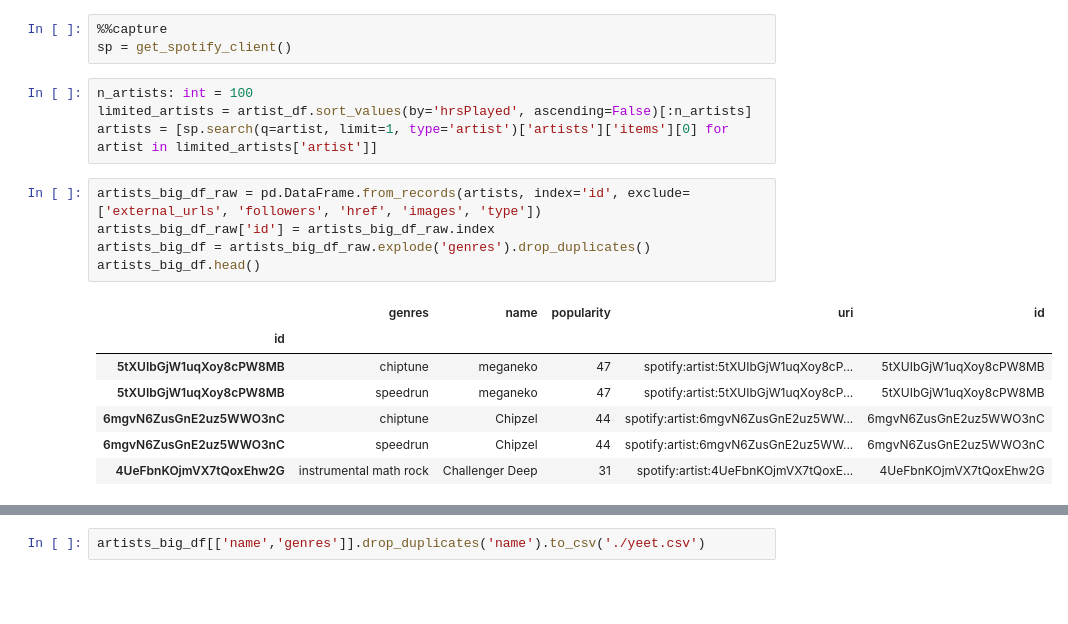
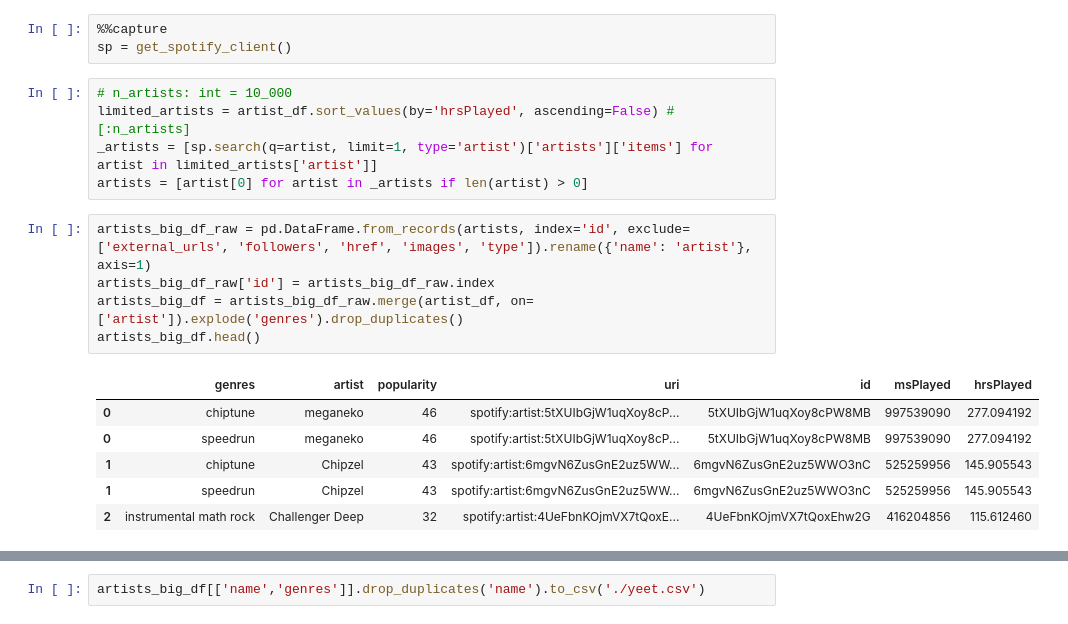
Before and after one commit to Duke02/Spotify-Listening-Analysis, a Jupyter notebook: Related-Artists.ipynb, the cells around one changed output, grey strips where cells are left out. Drawn from its saved outputs; the diff is of its cells as text; blank space fills up the shorter version.

```diff
--- a/Related-Artists.ipynb
+++ b/Related-Artists.ipynb
@@ -83,22 +83,22 @@ ax.set(xlabel='Hours Played')
 %%capture
 sp = get_spotify_client()
 # %%
-n_artists: int = 100
-limited_artists = artist_df.sort_values(by='hrsPlayed', ascending=False)[:n_artists]
-artists = [sp.search(q=artist, limit=1, type='artist')['artists']['items'][0] for artist in limited_artists['artist']]
+# n_artists: int = 10_000
+limited_artists = artist_df.sort_values(by='hrsPlayed', ascending=False) # [:n_artists]
+_artists = [sp.search(q=artist, limit=1, type='artist')['artists']['items'] for artist in limited_artists['artist']]
+artists = [artist[0] for artist in _artists if len(artist) > 0]
 # %%
-artists_big_df_raw = pd.DataFrame.from_records(artists, index='id', exclude=['external_urls', 'followers', 'href', 'images', 'type'])
+artists_big_df_raw = pd.DataFrame.from_records(artists, index='id', exclude=['external_urls', 'followers', 'href', 'images', 'type']).rename({'name': 'artist'}, axis=1)
 artists_big_df_raw['id'] = artists_big_df_raw.index
-artists_big_df = artists_big_df_raw.explode('genres').drop_duplicates()
+artists_big_df = artists_big_df_raw.merge(artist_df, on=['artist']).explode('genres').drop_duplicates()
 artists_big_df.head()
 # %% [output]
-|  | genres | name | popularity | uri | id |
-| id |  |  |  |  |  |
-| 5tXUIbGjW1uqXoy8cPW8MB | chiptune | meganeko | 47 | spotify:artist:5tXUIbGjW1uqXoy8cP... | 5tXUIbGjW1uqXoy8cPW8MB |
-| 5tXUIbGjW1uqXoy8cPW8MB | speedrun | meganeko | 47 | spotify:artist:5tXUIbGjW1uqXoy8cP... | 5tXUIbGjW1uqXoy8cPW8MB |
-| 6mgvN6ZusGnE2uz5WWO3nC | chiptune | Chipzel | 44 | spotify:artist:6mgvN6ZusGnE2uz5WW... | 6mgvN6ZusGnE2uz5WWO3nC |
-| 6mgvN6ZusGnE2uz5WWO3nC | speedrun | Chipzel | 44 | spotify:artist:6mgvN6ZusGnE2uz5WW... | 6mgvN6ZusGnE2uz5WWO3nC |
-| 4UeFbnKOjmVX7tQoxEhw2G | instrumental math rock | Challenger Deep | 31 | spotify:artist:4UeFbnKOjmVX7tQoxE... | 4UeFbnKOjmVX7tQoxEhw2G |
+|  | genres | artist | popularity | uri | id | msPlayed | hrsPlayed |
+| 0 | chiptune | meganeko | 46 | spotify:artist:5tXUIbGjW1uqXoy8cP... | 5tXUIbGjW1uqXoy8cPW8MB | 997539090 | 277.094192 |
+| 0 | speedrun | meganeko | 46 | spotify:artist:5tXUIbGjW1uqXoy8cP... | 5tXUIbGjW1uqXoy8cPW8MB | 997539090 | 277.094192 |
+| 1 | chiptune | Chipzel | 43 | spotify:artist:6mgvN6ZusGnE2uz5WW... | 6mgvN6ZusGnE2uz5WWO3nC | 525259956 | 145.905543 |
+| 1 | speedrun | Chipzel | 43 | spotify:artist:6mgvN6ZusGnE2uz5WW... | 6mgvN6ZusGnE2uz5WWO3nC | 525259956 | 145.905543 |
+| 2 | instrumental math rock | Challenger Deep | 32 | spotify:artist:4UeFbnKOjmVX7tQoxE... | 4UeFbnKOjmVX7tQoxEhw2G | 416204856 | 115.612460 |
 # %%
 artists_big_df[artists_big_df['genres'].str.contains('rap', na=False)][['name','genres']].drop_duplicates()
 # %% [output]
```
Also changed, not shown: parts of 11 cells of this notebook, 3 other files.
